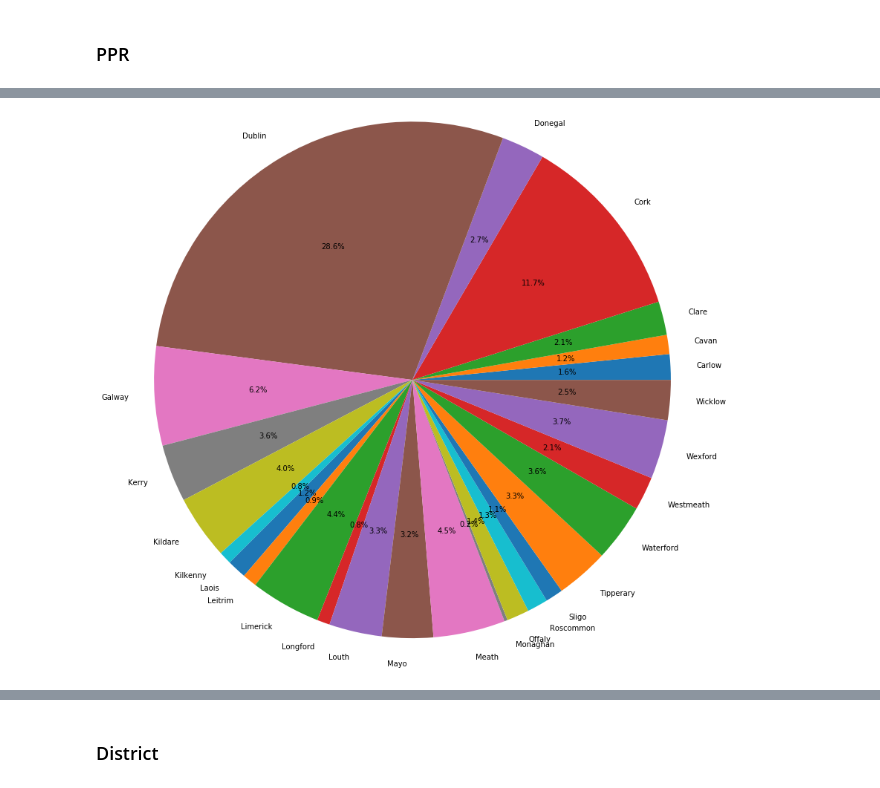
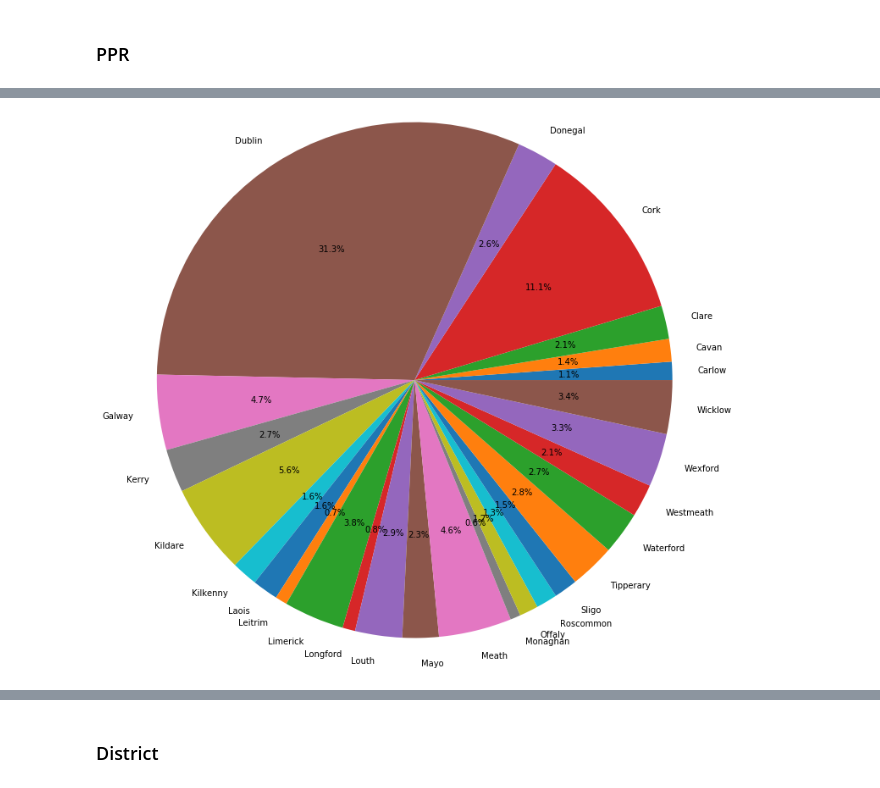
Before and after one commit to edelcorcoran/PDA-Project-, a Jupyter notebook: PDA Project.ipynb, the cells around one changed output, grey strips where cells are left out. Drawn from its saved outputs; the diff is of its cells as text; code cells hidden in the pictures.

```diff
--- a/PDA Project.ipynb
+++ b/PDA Project.ipynb
@@ -154,7 +154,7 @@ import matplotlib.pyplot as plt
 # %%
 # Import CSV file of 2019 PPR records. Limit to 1000 rows.
 
-df = pd.read_csv('C:\\Users\\edel_\\Desktop\\Repo\\PDA-Project-\\PPR2019.csv',header=0,encoding = 'unicode_escape',nrows=1000)
+df = pd.read_csv('C:\\Users\\edel_\\Desktop\\Repo\\PDA-Project-\\PPR2019.csv',header=0,encoding = 'unicode_escape')
 # %%
 #Display further details of the data type in the dataset. Can see 1000 entries & 9 columns with data type.
 df.info()
@@ -219,0 +220,8 @@ df.head()
+# %%
+df[Price (€)] = df[Price (€)].astype(str)  # cast to string
+
+# alter County column data - remove €/, etc
+df[Price (€)] = df[Price (€)].replace('€', '')
+df[Price (€)] = df[Price (€)].replace(',', '')
+
+df[Price (€)] = df[Price (€)].astype(float)
@@ -242,9 +252,10 @@
 # %%
 # pie charts to represent categorical data by percentage
 # County Breakdown of Sales
 County = df.groupby('County').size()
-plt.pie(County, labels=County.index, radius=4.0, autopct='%1.1f%%')
+plt.pie(County, labels=County.index, radius=3.5, autopct='%1.1f%%')
+
 #Display Plot
 plt.show()
 # %% [output]
-[figure, old version]
+[figure, new version]
```
Also changed, not shown: parts of 19 cells of this notebook.
